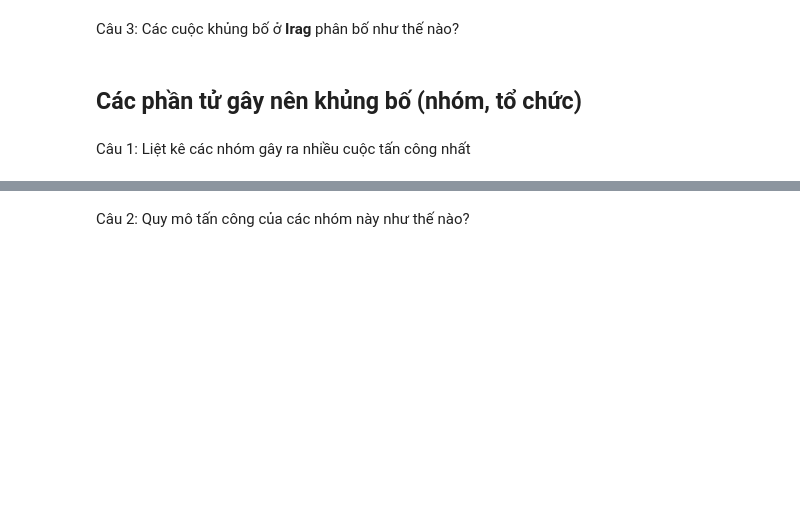
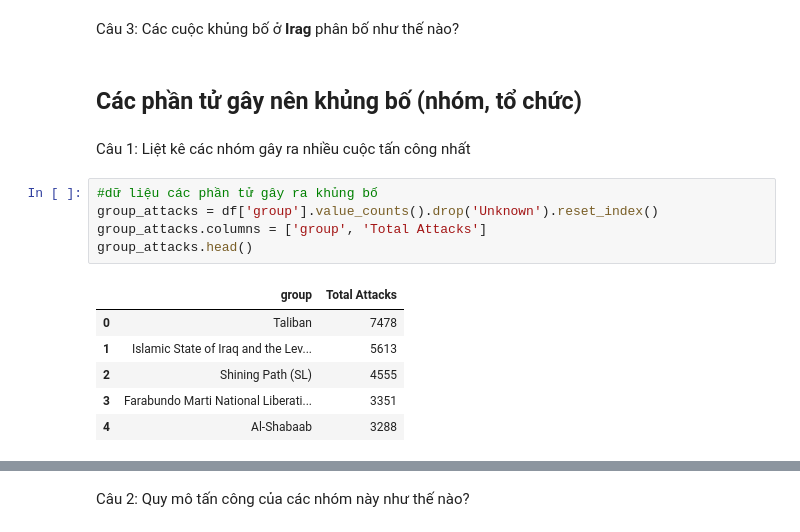
Before and after one commit to tuph-tech/LTKHDL-final, a Jupyter notebook: 1712861-PhanHuuTu.ipynb, the cells around one changed output, grey strips where cells are left out. Drawn from its saved outputs; the diff is of its cells as text; blank space fills up the shorter version.

```diff
--- a/1712861-PhanHuuTu.ipynb
+++ b/1712861-PhanHuuTu.ipynb
@@ -368,3 +368,15 @@ Câu 3: Các cuộc khủng bố ở **Irag** phân bố như thế nào?
 ## Các phần tử gây nên khủng bố (nhóm, tổ chức)
 # %% [markdown]
 Câu 1: Liệt kê các nhóm gây ra nhiều cuộc tấn công nhất
+# %%
+#dữ liệu các phần tử gây ra khủng bố
+group_attacks = df['group'].value_counts().drop('Unknown').reset_index()
+group_attacks.columns = ['group', 'Total Attacks']
+group_attacks.head()
+# %% [output]
+|  | group | Total Attacks |
+| 0 | Taliban | 7478 |
+| 1 | Islamic State of Iraq and the Lev... | 5613 |
+| 2 | Shining Path (SL) | 4555 |
+| 3 | Farabundo Marti National Liberati... | 3351 |
+| 4 | Al-Shabaab | 3288 |
```
Also changed, not shown: parts of 1 cell of this notebook.
